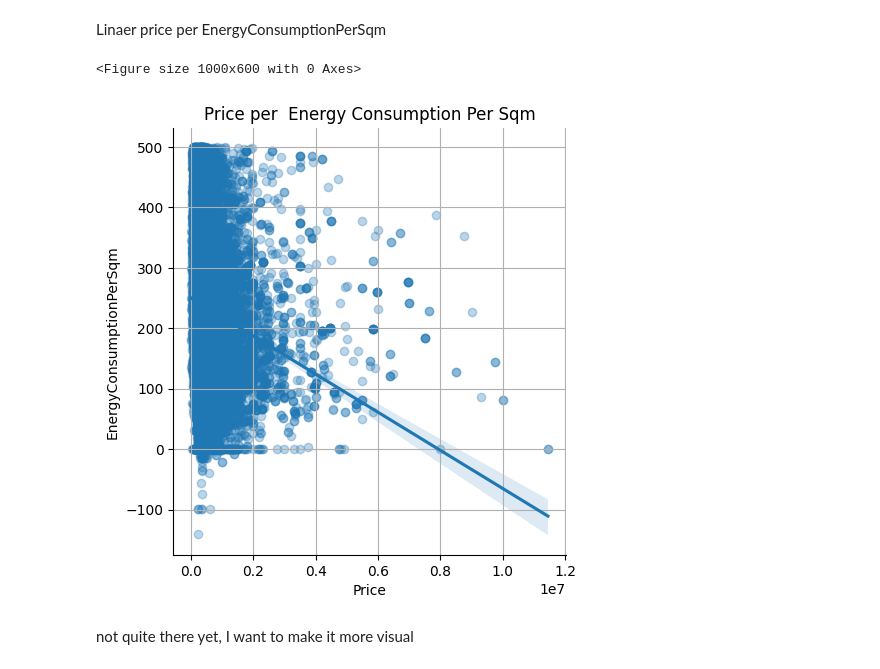
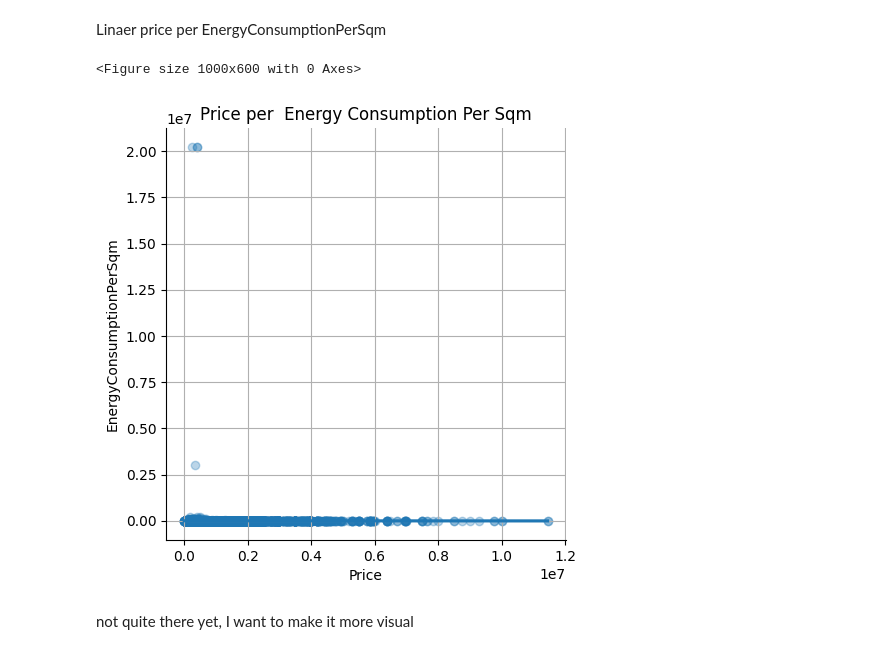
Before and after one commit to gnadela/immoeliza-analysis, a Jupyter notebook: analysis/Notebook_caro.ipynb, the cells around one changed output. Drawn from its saved outputs; the diff is of its cells as text; code cells hidden in the pictures.

```diff
--- a/analysis/Notebook_caro.ipynb
+++ b/analysis/Notebook_caro.ipynb
@@ -534,16 +538,17 @@ Linaer price per EnergyConsumptionPerSqm
 # %%
 
 plt.figure(figsize=(10, 6))
-select_data = data[data['EnergyConsumptionPerSqm'] < 500]
+##EPC_lower_than_500 = data['EnergyConsumptionPerSqm'] < 500 & data['Price']
+#select_data = EPC_lower_than_500['Price'].mean()
 
-sns.lmplot(x='Price', y='EnergyConsumptionPerSqm', data=select_data, scatter_kws={'alpha':0.3})
+sns.lmplot(x='Price', y='EnergyConsumptionPerSqm', data=data, scatter_kws={'alpha':0.3}, palette="crest")
 plt.title('Price per  Energy Consumption Per Sqm')
 plt.xlabel('Price')
 plt.ylabel('EnergyConsumptionPerSqm')
 plt.grid(True)
 plt.show()
 # %% [output]
 <Figure size 1000x600 with 0 Axes>
-[figure, old version]
+[figure, new version]
 # %% [markdown]
 not quite there yet, I want to make it more visual
```
Also changed, not shown: parts of 19 cells of this notebook.
